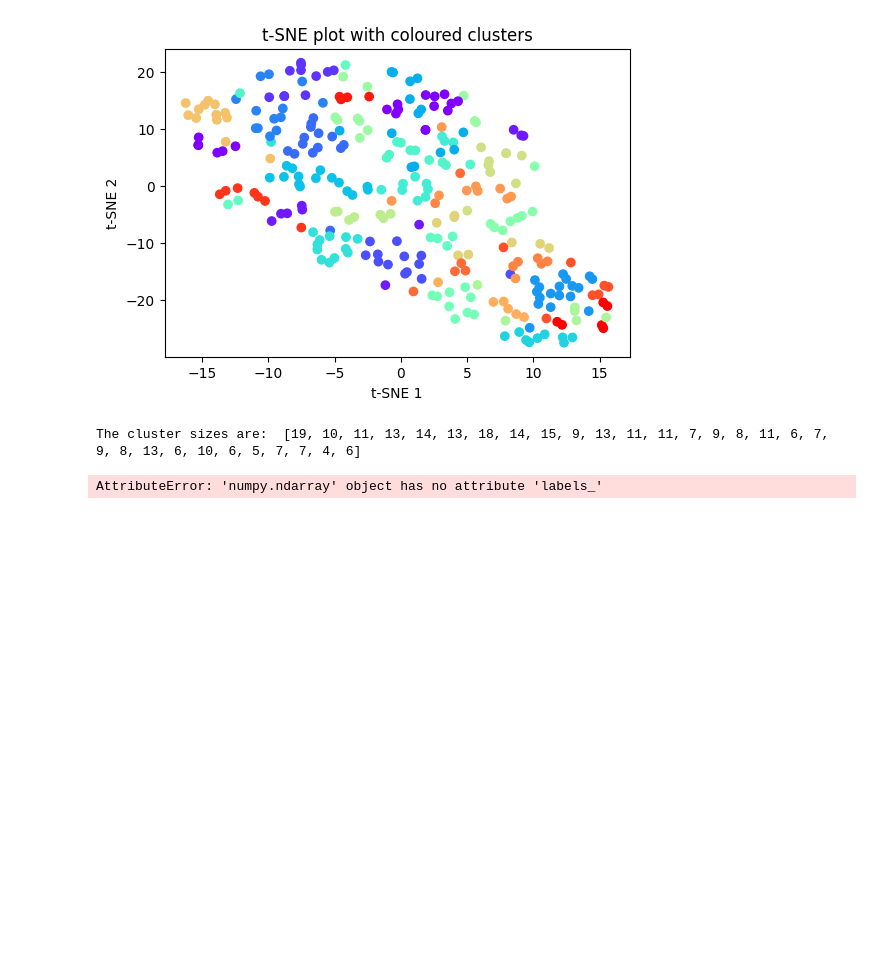
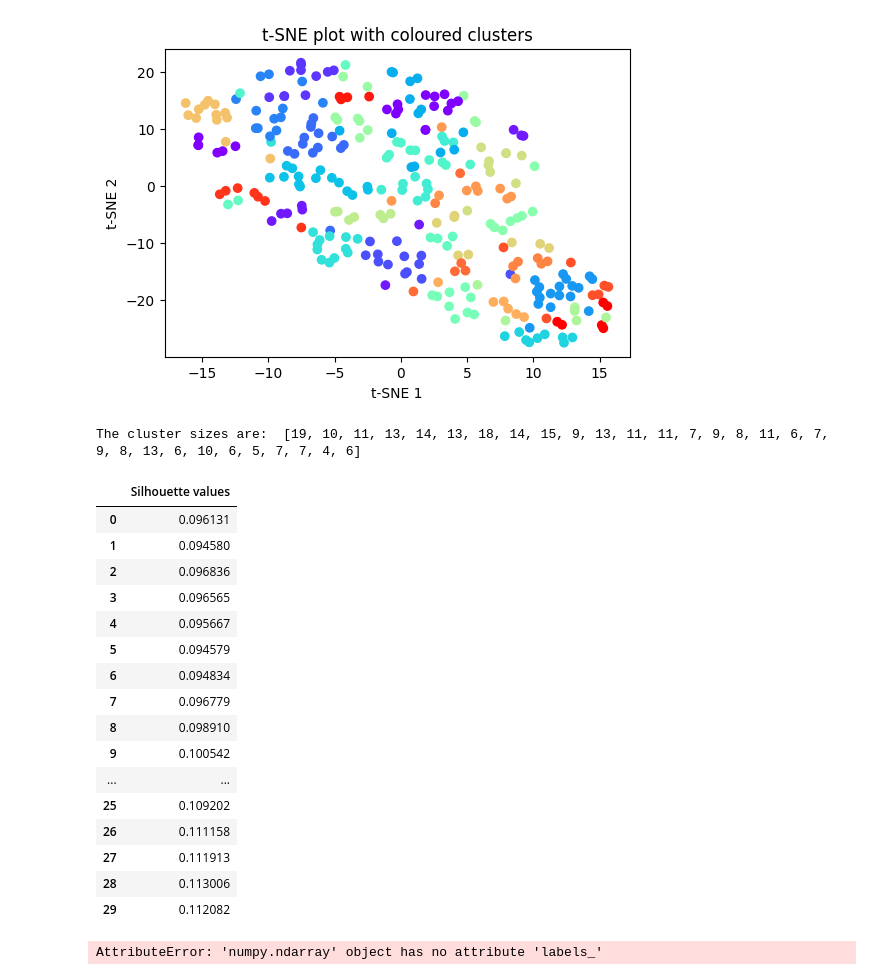
Before and after one commit to WJakubowsk/consultit_elimination, a Jupyter notebook: preprocessing.ipynb, the cells around one changed output. Saved outputs shown, nothing was run; the diff lists cells and outputs as text; code cells hidden in the pictures; blank space fills up the shorter version.

Commit message:
Add agglomerative clustering tests with simple analysis

```diff
--- a/preprocessing.ipynb
+++ b/preprocessing.ipynb
@@ -124,6 +124,41 @@ print('The cluster sizes are: ', cluster_sizes)
 The cluster sizes are:  [19, 10, 11, 13, 14, 13, 18, 14, 15, 9, 13, 11, 11, 7, 9, 8, 11, 6, 7, 9, 8, 13, 6, 10, 6, 5, 7, 7, 4, 6]
 # %%
 from sklearn.metrics import silhouette_score
+# %%
+silhouette_list = []
+
+for clusters in range(30, 60):
+
+    # train the model for current number of clusters
+    model = AgglomerativeClustering(n_clusters = clusters,
+                                    metric='euclidean',
+                                    linkage='ward')
+
+    label = model.fit_predict(decompressed_data)
+
+    silhouette_list.append(silhouette_score(decompressed_data, label))
+
+pd.DataFrame.from_dict({"Silhouette values": silhouette_list})
+    #print(f"Silhouette Score(n=3): {silhouette_score(decompressed_data, label)}")
+    #sns.scatterplot(Z[0],Z[1],hue=label,palette=’inferno_r’)
+# %% [output]
+|  | Silhouette values |
+| 0 | 0.096131 |
+| 1 | 0.094580 |
+| 2 | 0.096836 |
+| 3 | 0.096565 |
+| 4 | 0.095667 |
+| 5 | 0.094579 |
+| 6 | 0.094834 |
+| 7 | 0.096779 |
+| 8 | 0.098910 |
+| 9 | 0.100542 |
+| ... | ... |
+| 25 | 0.109202 |
+| 26 | 0.111158 |
+| 27 | 0.111913 |
+| 28 | 0.113006 |
+| 29 | 0.112082 |
 # %%
 fits = []
 score = []
```
